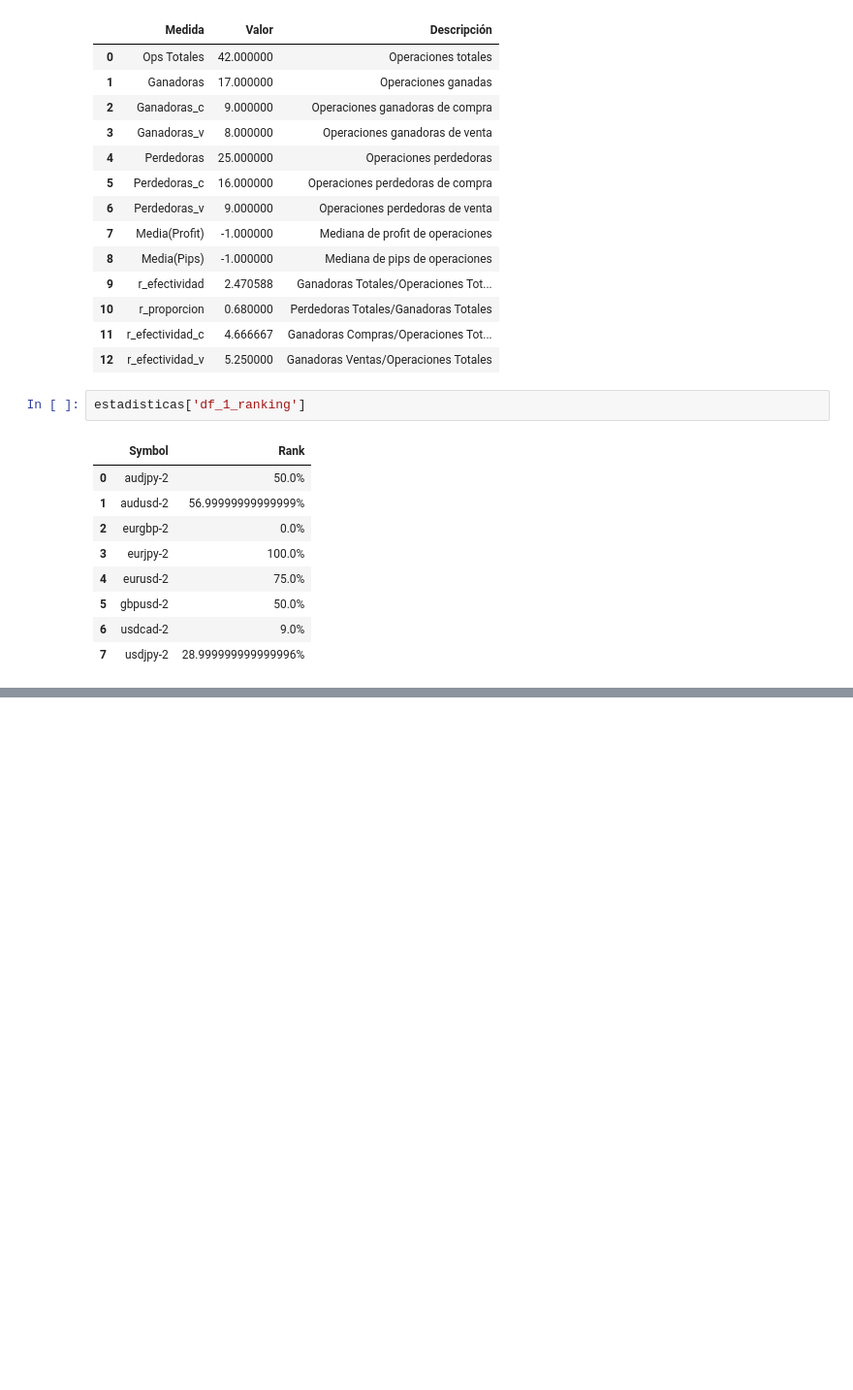
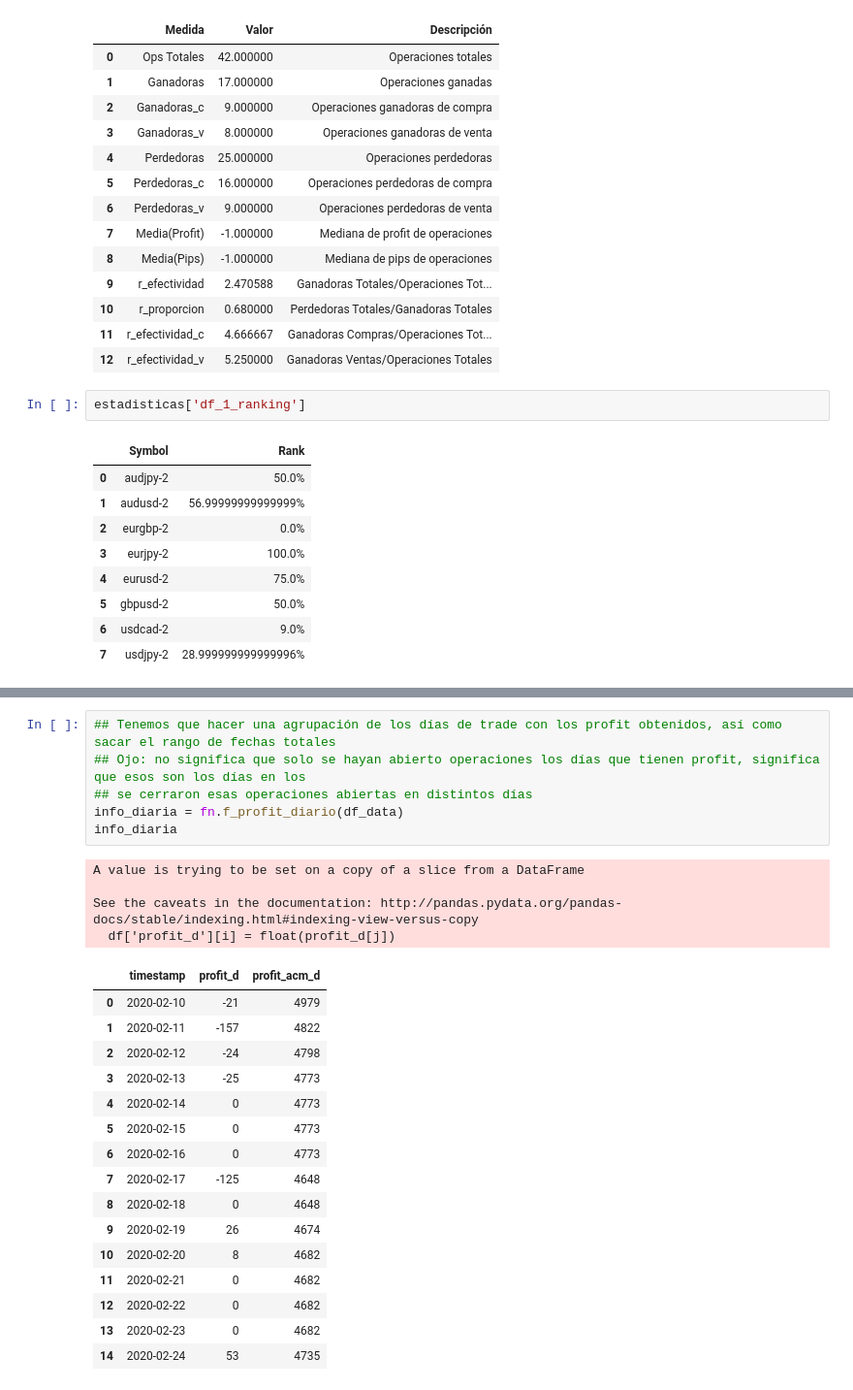
Before and after one commit to alecortees22/LAB_2_ACS, a Jupyter notebook: LAB_2_ACS.ipynb, the cells around one changed output, grey strips where cells are left out. Shown at 97% size. Drawn from its saved outputs; the diff is of its cells as text; blank space fills up the shorter version.

```diff
--- a/LAB_2_ACS.ipynb
+++ b/LAB_2_ACS.ipynb
@@ -154,0 +189,27 @@ estadisticas['df_1_ranking']
+# %%
+## Tenemos que hacer una agrupación de los días de trade con los profit obtenidos, así como sacar el rango de fechas totales
+## Ojo: no significa que solo se hayan abierto operaciones los días que tienen profit, significa que esos son los días en los
+## se cerraron esas operaciones abiertas en distintos días
+info_diaria = fn.f_profit_diario(df_data)
+info_diaria
+# %% [output]
+A value is trying to be set on a copy of a slice from a DataFrame
+
+See the caveats in the documentation: http://pandas.pydata.org/pandas-docs/stable/indexing.html#indexing-view-versus-copy
+  df['profit_d'][i] = float(profit_d[j])
+|  | timestamp | profit_d | profit_acm_d |
+| 0 | 2020-02-10 | -21 | 4979 |
+| 1 | 2020-02-11 | -157 | 4822 |
+| 2 | 2020-02-12 | -24 | 4798 |
+| 3 | 2020-02-13 | -25 | 4773 |
+| 4 | 2020-02-14 | 0 | 4773 |
+| 5 | 2020-02-15 | 0 | 4773 |
+| 6 | 2020-02-16 | 0 | 4773 |
+| 7 | 2020-02-17 | -125 | 4648 |
+| 8 | 2020-02-18 | 0 | 4648 |
+| 9 | 2020-02-19 | 26 | 4674 |
+| 10 | 2020-02-20 | 8 | 4682 |
+| 11 | 2020-02-21 | 0 | 4682 |
+| 12 | 2020-02-22 | 0 | 4682 |
+| 13 | 2020-02-23 | 0 | 4682 |
+| 14 | 2020-02-24 | 53 | 4735 |
```
Also changed, not shown: parts of 6 cells of this notebook, 2 other files.
